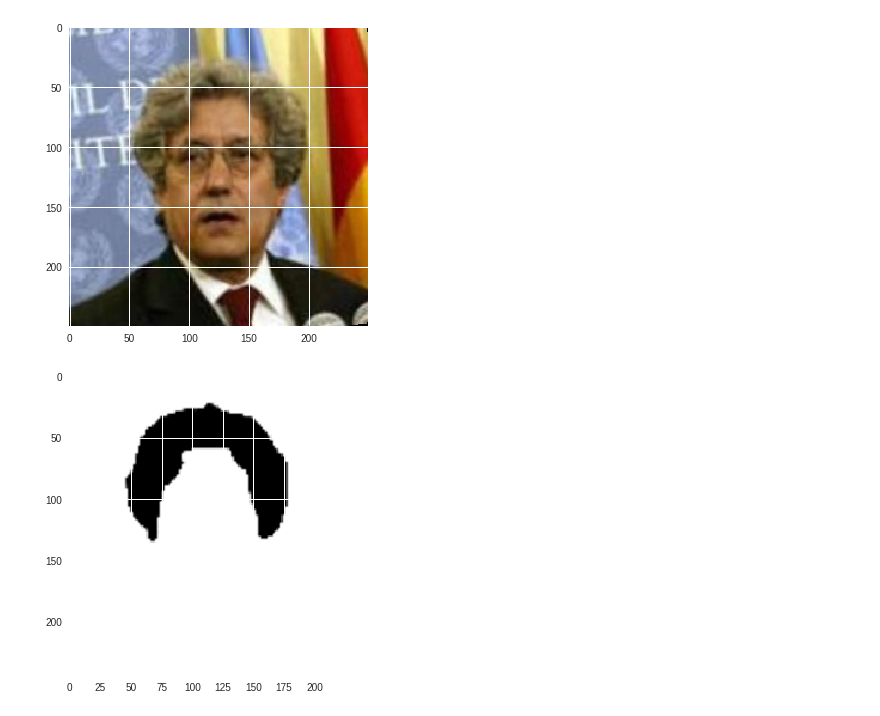
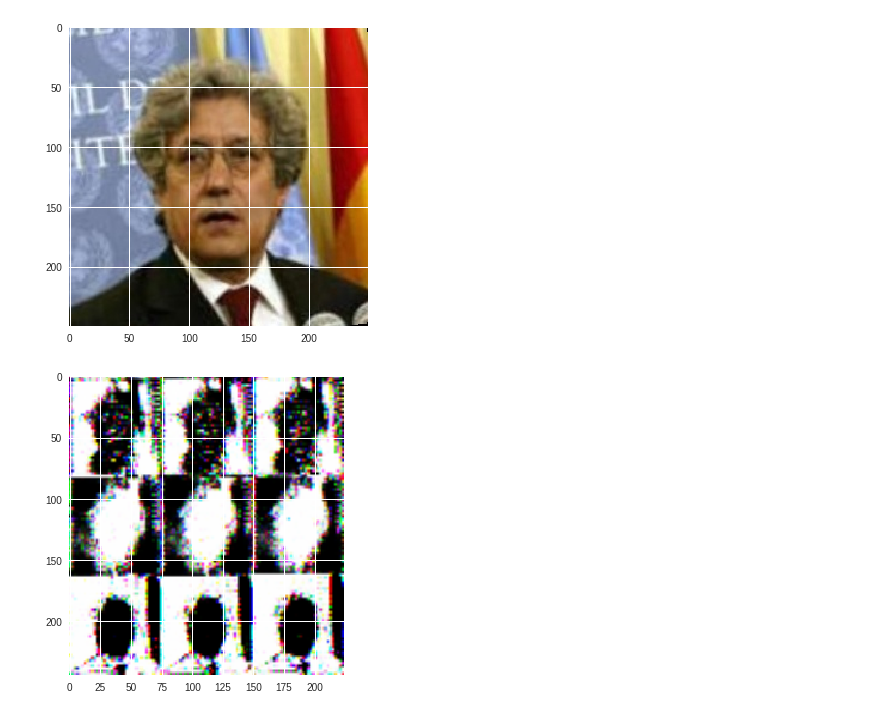
Before and after one commit to betogaona7/hairstyle, a Jupyter notebook: HS-Segment-Technique/MobileNet.ipynb, the cells around one changed output. Drawn from its saved outputs; the diff is of its cells as text; code cells hidden in the pictures.

```diff
--- a/HS-Segment-Technique/MobileNet.ipynb
+++ b/HS-Segment-Technique/MobileNet.ipynb
@@ -114,7 +115,7 @@ Kf = KFold(n_splits=5, random_state=1, shuffle=True)
 samples = []
 print(len(images))
 
-for train_idx, valid_idx in kf.split(images):
+for train_idx, valid_idx in Kf.split(images):
   # Take just one sample (for now)
   train_indices, valid_indices = train_idx, valid_idx
   break
@@ -450,6 +471,6 @@ cuda:0
 # %% [markdown]
 ### IoU, pixel accuracy, and DICE loss before training
 # %%
-loss, iou, pixel_accuracy = validation(model, validloader, optimizer)
-print("IoU: ", iou, " Pixel accuracy: ", pixel_accuracy, " DICE Loss: ", loss)
+loss, iou_score, pixel_score = validation(model, validloader, optimizer)
+print("IoU: ", iou_score, " Pixel accuracy: ", pixel_score, " DICE Loss: ", loss)
 # %% [output]
@@ -477,6 +498,7 @@ for epoch in range(epochs):
   #print("training loss: ", epoch_train_loss)
 
   # valid_on_epoch loss
+  """
   model.eval()
   running_vloss = 0.0
 
@@ -489,6 +511,14 @@ for epoch in range(epochs):
     running_vloss += loss.item() * inputs.size(0)
 
   epoch_valid_loss = running_vloss / len(validloader)
+  """
+  loss, iou_score, pixel_score = validation(model, validloader, optimizer)
+
+  print("Epoch: {}/{}.. ".format(epoch+1, epochs),
+        "Training loss: {:.5f}.. ".format(epoch_train_loss),
+        "Valid loss {:.5f}.. ".format(loss),
+        "Pixel accuracy.. {:.5f}".format(pixel_score),
+        "Mean IU.. {:.5f}".format(iou_score))
 
   # Save best model
   if epoch_valid_loss > best:
@@ -510,7 +542,7 @@ torch.save(model.state_dict(), "./U-net-model.pth")
 # %% [markdown]
 ## Inference
 # %%
-state_dict = torch.load('./U-net-final.pth')
+state_dict = torch.load('./U-net-bestloss.pth')
 model.load_state_dict(state_dict)
 # %%
 img = "data/raw/images/Adolfo_Aguilar_Zinser_0003.jpg"
@@ -524,16 +556,16 @@ plt.imshow(test_image)
 # %%
 model.eval()
 
 image = Image.fromarray(test_image).convert('RGB')
 image = valid_transforms(image)
 
 with torch.no_grad():
   image = image.to(device)
   output = model(image.reshape(1, 3, 224, 224))
 
-  prediction = output.cpu().numpy().reshape(int(224/2), int(224/2)) * 255
+  prediction = output.cpu().numpy().reshape(int(224/2), int(224/2), 3) * 255
   prediction = cv2.resize(prediction.astype(np.uint8), (224, 244))
 
   plt.imshow(prediction)
 # %% [output]
-[figure, old version]
+[figure, new version]
```
Also changed, not shown: parts of 7 cells of this notebook.
